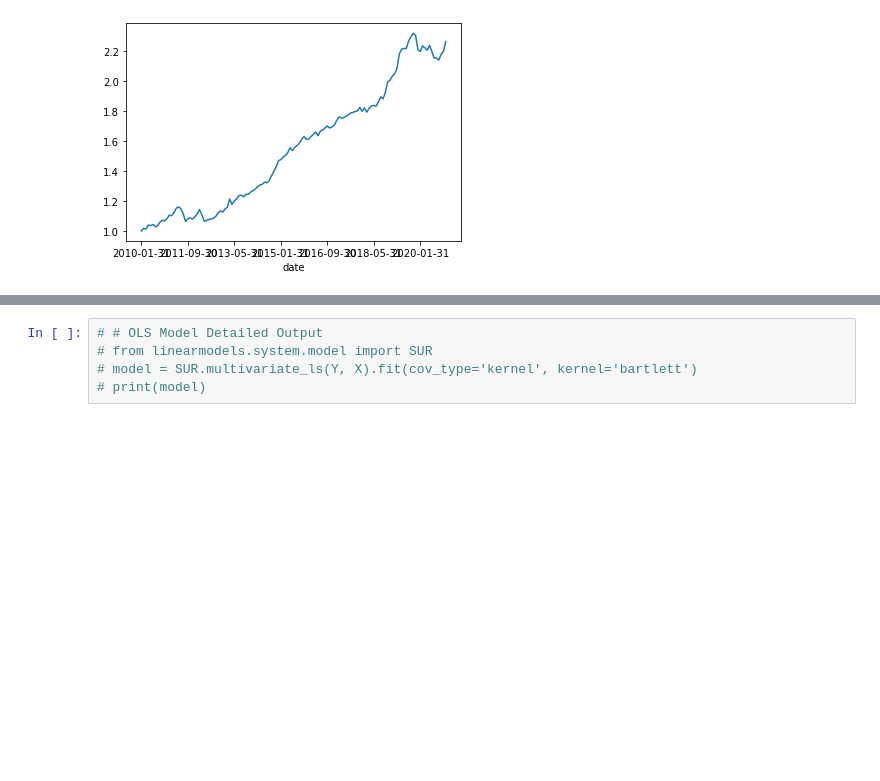
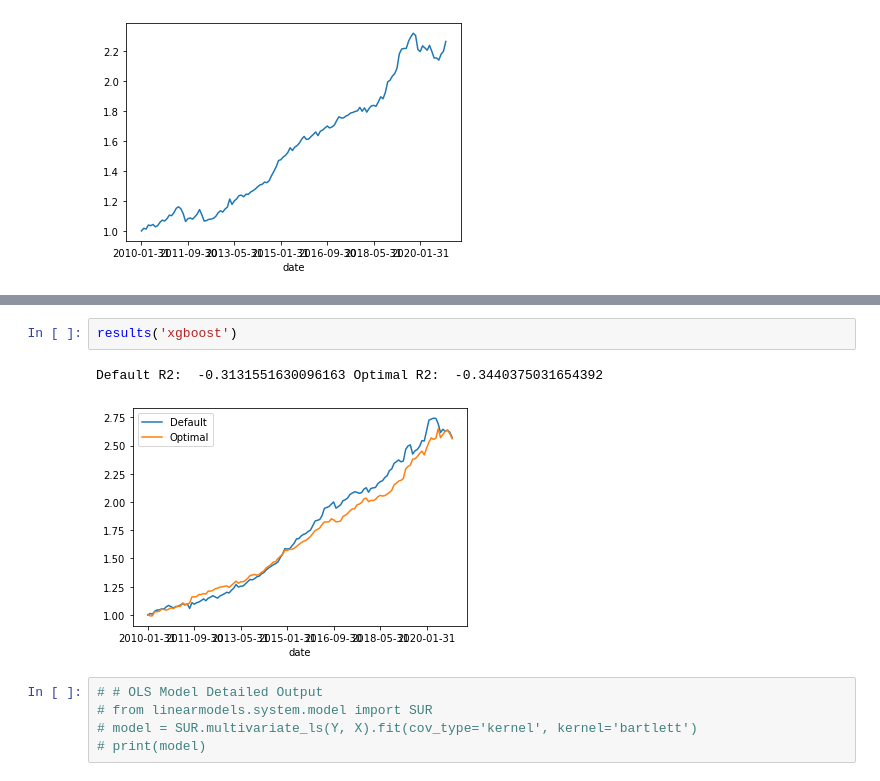
Before and after one commit to santoromano/Corporate-Bond-Factors, a Jupyter notebook: empirics.ipynb, the cells around one changed output, grey strips where cells are left out. Saved outputs shown, nothing was run; the diff lists cells and outputs as text; blank space fills up the shorter version.

```diff
--- a/empirics.ipynb
+++ b/empirics.ipynb
@@ -401,3 +376,8 @@ print(R2(y_true_xg,y_hat_xg))
+# %%
+results('xgboost')
+# %% [output]
+Default R2:  -0.3131551630096163 Optimal R2:  -0.3440375031654392
+[figure, added]
 # %%
 # # OLS Model Detailed Output
 # from linearmodels.system.model import SUR
```
Also changed, not shown: parts of 24 cells of this notebook.
